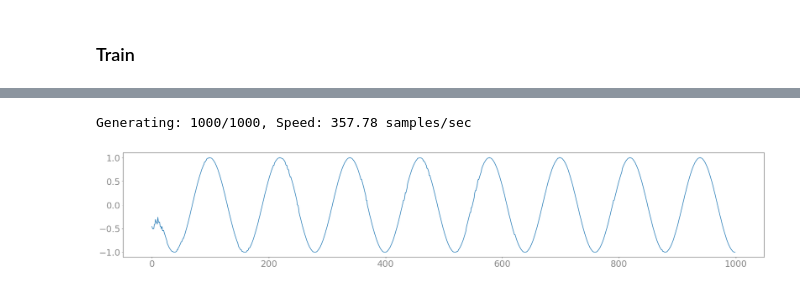
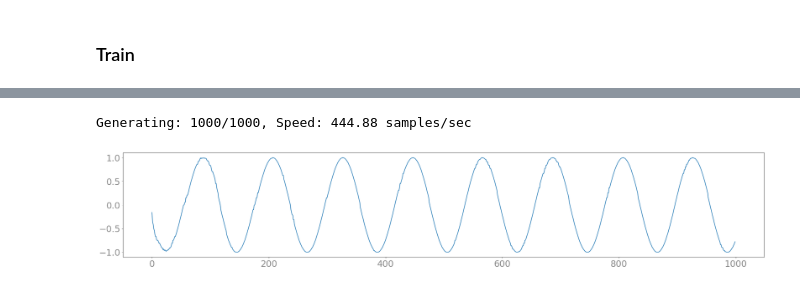
Before and after one commit to fatchord/FFTNet, a Jupyter notebook: NB1 Fit a Sine Wave.ipynb, the cells around one changed output, grey strips where cells are left out. Drawn from its saved outputs; the diff is of its cells as text; code cells hidden in the pictures.

Commit message:
Fixed Padding

```diff
--- a/NB1 Fit a Sine Wave.ipynb
+++ b/NB1 Fit a Sine Wave.ipynb
@@ -49,6 +44,7 @@ class FFTNet(nn.Module) :
         super().__init__()
         self.buffer = None
         self.classes = classes
+        self.r_field = 2**depth
         N_seq = [2**i for i in range(depth, 0, -1)]
         fft_layers = []
         for N in N_seq :
@@ -56,10 +52,13 @@ class FFTNet(nn.Module) :
             fft_layers += [FFTLayer(in_channels, channels, N)]
         self.fft_layers = nn.Sequential(*fft_layers)
         self.fc_out = nn.Linear(channels, classes)
-        print('Receptive Field: %i samples' % 2**depth)
+        print('Receptive Field: %i samples' % self.r_field)
         num_params(self)
 
     def forward(self, x) :
+        B, C, _ = x.size()
+        padding = torch.zeros(B, C, self.r_field).cuda()
+        x = torch.cat([padding, x], dim=-1)
         x = self.fft_layers(x)
         x = self.fc_out(x.transpose(1, 2))
         return F.log_softmax(x, dim=-1)
@@ -77,12 +76,12 @@ class FFTNet(nn.Module) :
     def push(self, i, y) :
         self.buffer[i] = torch.cat([self.buffer[i], y], dim=-1)[:, :, 1:]
 
-    def int2float(self, x) :
+    def class2float(self, x) :
         return 2 * x.float() / (self.classes - 1) - 1
 
     def generate(self, seq_len) :
         with torch.no_grad() :
-            c = 2 # Conditional Sampling (section 2.3.2)
+            c = 2
             self.init_buffer()
             output = []
             start = time.time()
@@ -96,14 +95,14 @@ class FFTNet(nn.Module) :
                 x = self.fc_out(x.squeeze(-1))
                 posterior = F.softmax(c * x.view(-1), dim=0)
                 dist = torch.distributions.Categorical(posterior)
-                sample = self.int2float(dist.sample())
+                sample = self.class2float(dist.sample())
                 output.append(sample)
                 self.push(0, sample.view(1, 1, 1))
                 speed = (t + 1) / (time.time() - start)
                 display('Generating: %i/%i, Speed: %.2f samples/sec',
                         (t + 1, seq_len, speed))
         self.buffer = None
-        return torch.stack(output).cpu().detach().numpy()
+        return torch.stack(output).cpu().numpy()
 # %% [markdown]
 ### Train
 # %%
@@ -136,7 +135,7 @@ def train(model, optimizer, batch_size, seq_len, lr, steps) :
         y_hat = model(x.unsqueeze(1))
         y_hat = y_hat.transpose(1, 2).unsqueeze(-1)
 
-        loss = criterion(y_hat, y.unsqueeze(-1))
+        loss = criterion(y_hat[:, :, 1:], y.unsqueeze(-1))
 
         running_loss += loss.item()
 
@@ -150,6 +149,6 @@ def train(model, optimizer, batch_size, seq_len, lr, steps) :
         display('Batches: %i/%i -- Loss: %.4f -- T: %s -- Speed: %.1f steps/sec ',
                 (i + 1, 10000, l, t, speed))
 # %%
-model = FFTNet().cuda()
+model = FFTNet(channels=64).cuda()
 # %% [output]
 Receptive Field: 2048 samples
@@ -167,8 +162,8 @@ Batches: 10000/10000 -- Loss: 0.3687 -- T: 9m 23s -- Speed: 17.7 steps/sec
 # %%
-out = model.generate(1000)
+output = model.generate(1000)
 # %% [output]
-Generating: 1000/1000, Speed: 357.78 samples/sec
+Generating: 1000/1000, Speed: 444.88 samples/sec
 # %%
-plot(out)
+plot(output)
 # %% [output]
-[figure, old version]
+[figure, new version]
```
Also changed, not shown: parts of 5 cells of this notebook.
